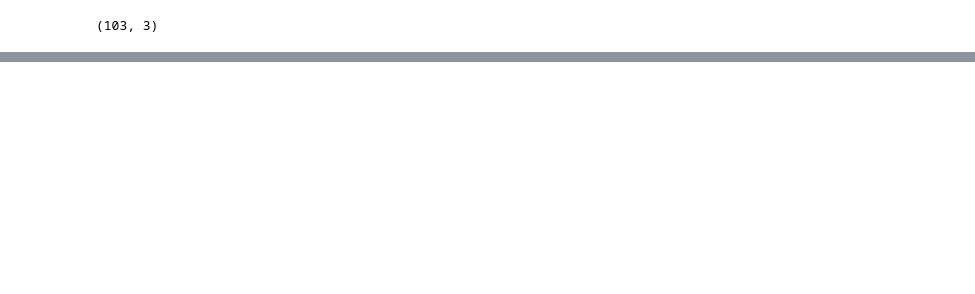
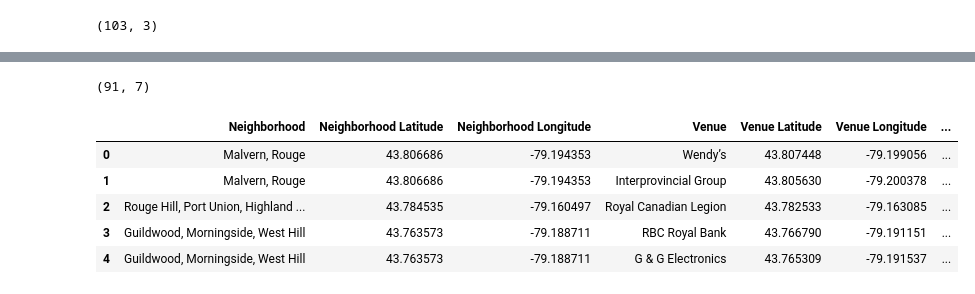
Before and after one commit to ClintonMc/Coursera_Capstone, a Jupyter notebook: Assignment_Toronto_Neighborhood_Segment.ipynb, the cells around one changed output, grey strips where cells are left out. Cells and saved outputs as stored; diff of their text form; code cells hidden in the pictures; blank space fills up the shorter version.

```diff
--- a/Assignment_Toronto_Neighborhood_Segment.ipynb
+++ b/Assignment_Toronto_Neighborhood_Segment.ipynb
@@ -69,0 +241,40 @@ df.shape
+# %%
+def getNearbyVenues(names, latitudes, longitudes, radius=500):
+
+    venues_list=[]
+    for name, lat, lng in zip(names, latitudes, longitudes):
+        print(name)
+
+        # create the API request URL
+        url = 'https://api.foursquare.com/v2/venues/explore?&client_id={}&client_secret={}&v={}&ll={},{}&radius={}&limit={}'.format(
+            CLIENT_ID,
+            CLIENT_SECRET,
+            VERSION,
+            lat,
+            lng,
+            radius,
+            LIMIT)
+
+        # make the GET request
+        results = requests.get(url).json()['response']['groups'][0]['items']
+
+        # return only relevant information for each nearby venue
+        venues_list.append([(
+            name,
+            lat,
+            lng,
+            v['venue']['name'],
+            v['venue']['location']['lat'],
+            v['venue']['location']['lng'],
+            v['venue']['categories'][0]['name']) for v in results])
+
+    nearby_venues = pd.DataFrame([item for venue_list in venues_list for item in venue_list])
+    nearby_venues.columns = ['Neighborhood',
+                  'Neighborhood Latitude',
+                  'Neighborhood Longitude',
+                  'Venue',
+                  'Venue Latitude',
+                  'Venue Longitude',
+                  'Venue Category']
+
+    return(nearby_venues)
@@ -69,0 +301,11 @@ df.shape
+# %%
+print(scarborough_venues.shape)
+scarborough_venues.head()
+# %% [output]
+(91, 7)
+|  | Neighborhood | Neighborhood Latitude | Neighborhood Longitude | Venue | Venue Latitude | Venue Longitude | ... |
+| 0 | Malvern, Rouge | 43.806686 | -79.194353 | Wendy’s | 43.807448 | -79.199056 | ... |
+| 1 | Malvern, Rouge | 43.806686 | -79.194353 | Interprovincial Group | 43.805630 | -79.200378 | ... |
+| 2 | Rouge Hill, Port Union, Highland ... | 43.784535 | -79.160497 | Royal Canadian Legion | 43.782533 | -79.163085 | ... |
+| 3 | Guildwood, Morningside, West Hill | 43.763573 | -79.188711 | RBC Royal Bank | 43.766790 | -79.191151 | ... |
+| 4 | Guildwood, Morningside, West Hill | 43.763573 | -79.188711 | G & G Electronics | 43.765309 | -79.191537 | ... |
```
Also changed, not shown: parts of 48 cells of this notebook.
